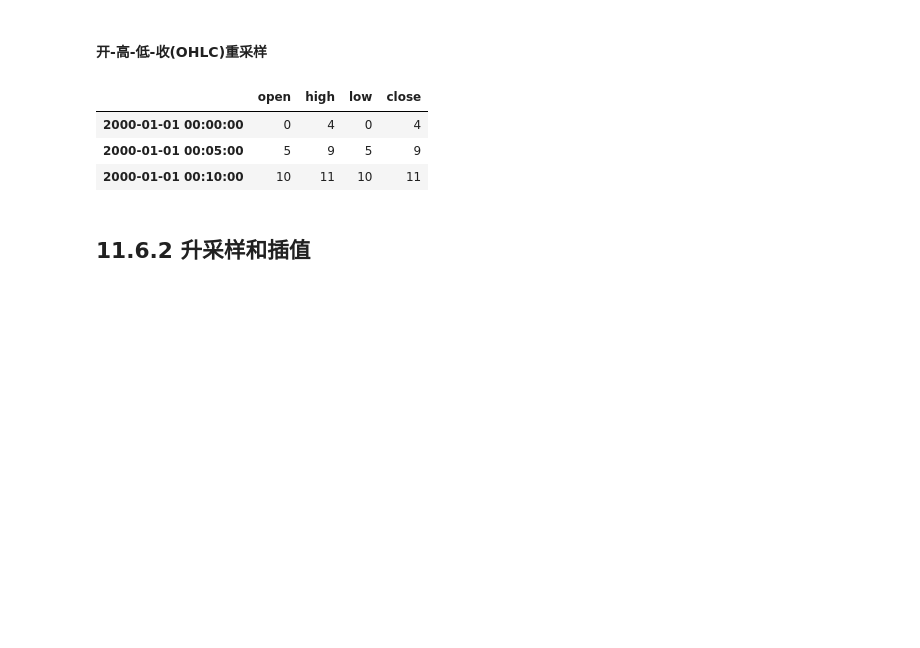
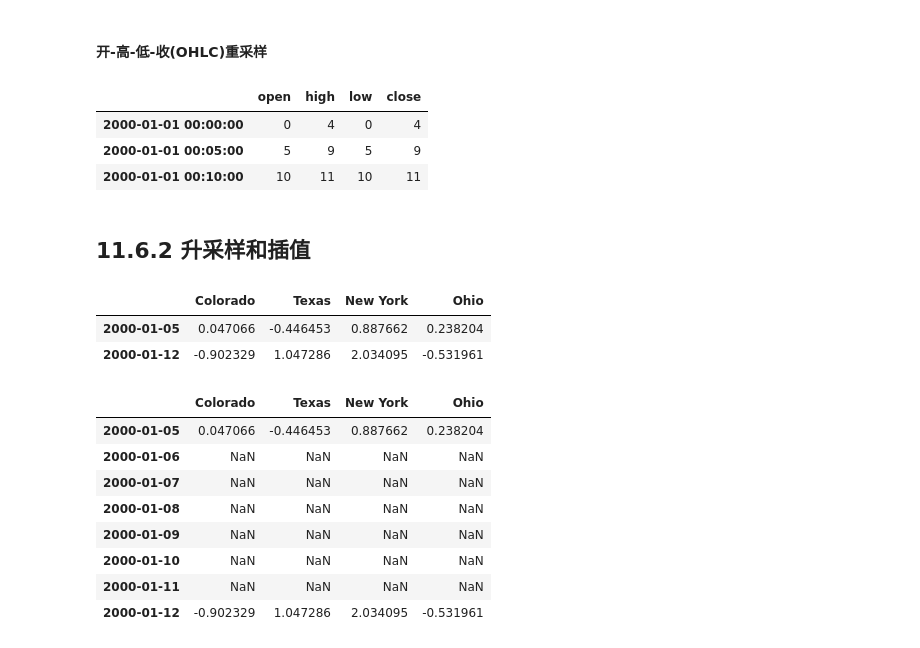
Before and after one commit to planet07flby/LearningProject, a Jupyter notebook: Book/Python for Data Analysis/11th/11.6.ipynb, the cells around one changed output. Cells and saved outputs as stored; diff of their text form; code cells hidden in the pictures; blank space fills up the shorter version.

```diff
--- a/Book/Python for Data Analysis/11th/11.6.ipynb
+++ b/Book/Python for Data Analysis/11th/11.6.ipynb
@@ -102,3 +102,25 @@ ts.resample('5min').ohlc()
 | 2000-01-01 00:10:00 | 10 | 11 | 10 | 11 |
 # %% [markdown]
 ## 11.6.2 升采样和插值
+# %%
+import pandas as pd
+import numpy as np
+frame = pd.DataFrame(np.random.randn(2,4),index=pd.date_range('2000-01-01', periods=2, freq='W-WED'),columns=['Colorado','Texas','New York','Ohio'])
+frame
+# %% [output]
+|  | Colorado | Texas | New York | Ohio |
+| 2000-01-05 | 0.047066 | -0.446453 | 0.887662 | 0.238204 |
+| 2000-01-12 | -0.902329 | 1.047286 | 2.034095 | -0.531961 |
+# %%
+df_daily = frame.resample('D').asfreq()
+df_daily
+# %% [output]
+|  | Colorado | Texas | New York | Ohio |
+| 2000-01-05 | 0.047066 | -0.446453 | 0.887662 | 0.238204 |
+| 2000-01-06 | NaN | NaN | NaN | NaN |
+| 2000-01-07 | NaN | NaN | NaN | NaN |
+| 2000-01-08 | NaN | NaN | NaN | NaN |
+| 2000-01-09 | NaN | NaN | NaN | NaN |
+| 2000-01-10 | NaN | NaN | NaN | NaN |
+| 2000-01-11 | NaN | NaN | NaN | NaN |
+| 2000-01-12 | -0.902329 | 1.047286 | 2.034095 | -0.531961 |
```
Also changed, not shown: parts of 15 cells of this notebook.
